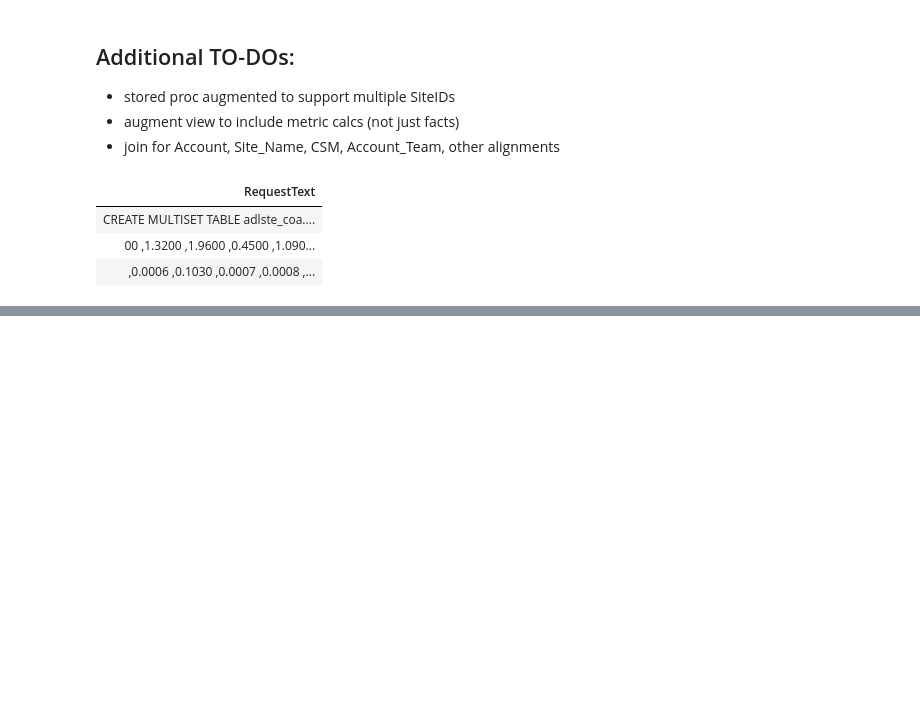
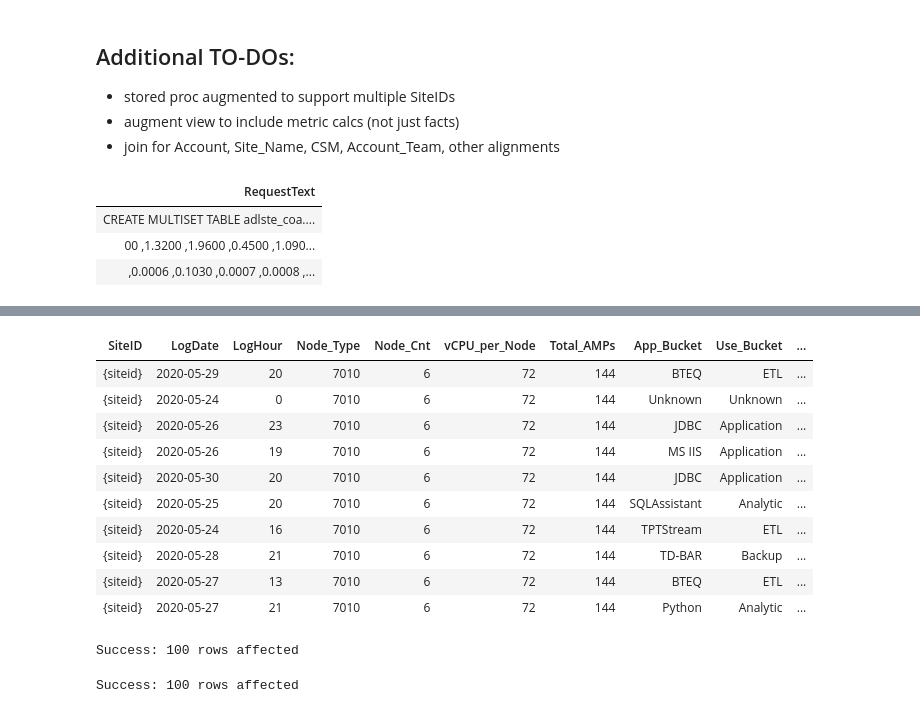
Before and after one commit to tdcoa/sql, a Jupyter notebook: datamodel/dbql_core.ipynb, the cells around one changed output, grey strips where cells are left out. Drawn from its saved outputs; the diff is of its cells as text; code cells hidden in the pictures; blank space fills up the shorter version.

```diff
--- a/datamodel/dbql_core.ipynb
+++ b/datamodel/dbql_core.ipynb
@@ -530,0 +2136,21 @@ show table adlste_coa.coat_dat_dbql_core
+# %%
+select top 10 * from dbql_core_tmp
+# %% [output]
+| SiteID | LogDate | LogHour | Node_Type | Node_Cnt | vCPU_per_Node | Total_AMPs | App_Bucket | Use_Bucket | ... |
+| {siteid} | 2020-05-29 | 20 | 7010 | 6 | 72 | 144 | BTEQ | ETL | ... |
+| {siteid} | 2020-05-24 | 0 | 7010 | 6 | 72 | 144 | Unknown | Unknown | ... |
+| {siteid} | 2020-05-26 | 23 | 7010 | 6 | 72 | 144 | JDBC | Application | ... |
+| {siteid} | 2020-05-26 | 19 | 7010 | 6 | 72 | 144 | MS IIS | Application | ... |
+| {siteid} | 2020-05-30 | 20 | 7010 | 6 | 72 | 144 | JDBC | Application | ... |
+| {siteid} | 2020-05-25 | 20 | 7010 | 6 | 72 | 144 | SQLAssistant | Analytic | ... |
+| {siteid} | 2020-05-24 | 16 | 7010 | 6 | 72 | 144 | TPTStream | ETL | ... |
+| {siteid} | 2020-05-28 | 21 | 7010 | 6 | 72 | 144 | TD-BAR | Backup | ... |
+| {siteid} | 2020-05-27 | 13 | 7010 | 6 | 72 | 144 | BTEQ | ETL | ... |
+| {siteid} | 2020-05-27 | 21 | 7010 | 6 | 72 | 144 | Python | Analytic | ... |
+# %%
+delete from adlste_coa_stg.stg_dat_dbql_core;
+insert into adlste_coa_stg.stg_dat_dbql_core
+select top  100 * from dbql_core_tmp;
+# %% [output]
+Success: 100 rows affected
+Success: 100 rows affected
```
Also changed, not shown: parts of 32 cells of this notebook, 4 other files.
